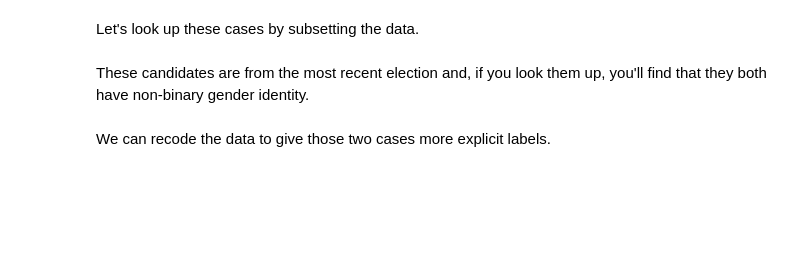
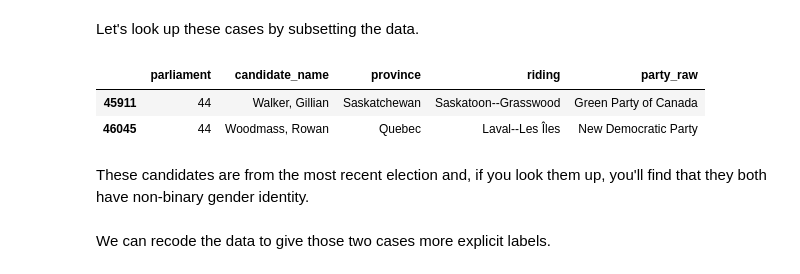
Before and after one commit to cmekik/CDSI_DSwP, a Jupyter notebook: DSwPython.ipynb, the cells around one changed output. Cells and saved outputs as stored; diff of their text form; code cells hidden in the pictures; blank space fills up the shorter version.

```diff
--- a/DSwPython.ipynb
+++ b/DSwPython.ipynb
@@ -408,7 +619,11 @@ df.gender.value_counts()
 # %% [markdown]
 Let's look up these cases by subsetting the data.
 # %%
-df[df.gender == "2"]
+df.loc[df.gender == "2", ["parliament", "candidate_name", "province", "riding", "party_raw"]]
+# %% [output]
+|  | parliament | candidate_name | province | riding | party_raw |
+| 45911 | 44 | Walker, Gillian | Saskatchewan | Saskatoon--Grasswood | Green Party of Canada |
+| 46045 | 44 | Woodmass, Rowan | Quebec | Laval--Les Îles | New Democratic Party |
 # %% [markdown]
 These candidates are from the most recent election and, if you look them up, you'll find that they both have non-binary gender identity.
 # %% [markdown]
```
Also changed, not shown: parts of 53 cells of this notebook.
